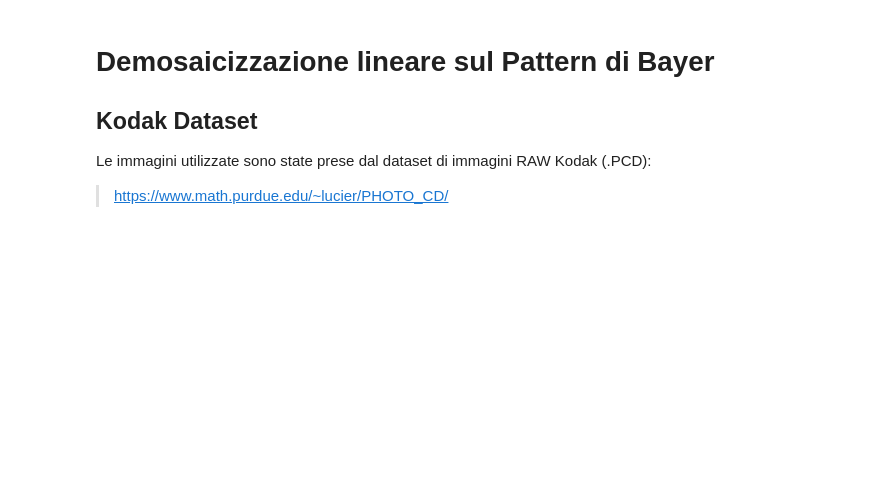
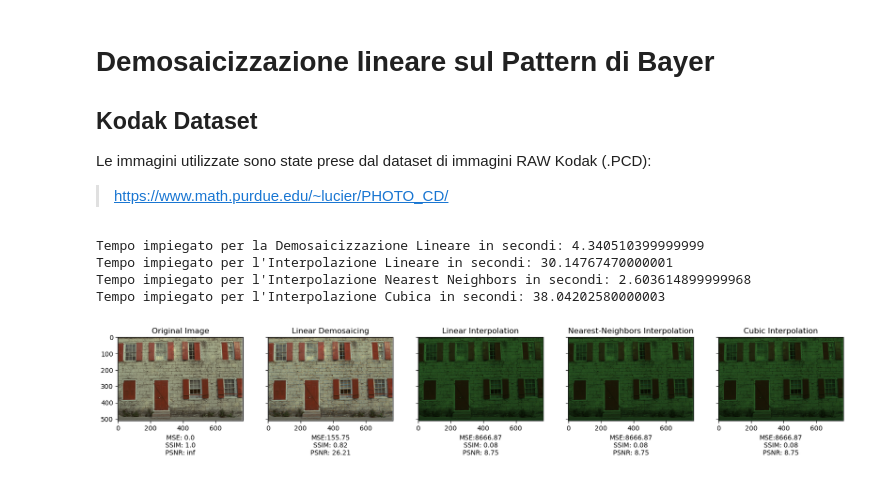
Before and after one commit to FB-3/demosaicing_thesis, a Jupyter notebook: demosaicing_test/demosaicing.ipynb, the cells around one changed output. Drawn from its saved outputs; the diff is of its cells as text; code cells hidden in the pictures; blank space fills up the shorter version.

```diff
--- a/demosaicing_test/demosaicing.ipynb
+++ b/demosaicing_test/demosaicing.ipynb
@@ -98,3 +123,28 @@ def bayer_pattern(image):
+# %%
+import numpy as np
+from scipy.interpolate import griddata
+
+def cubic_interpolation(A, m, n):
+
+    grid_x, grid_y = np.meshgrid(np.linspace(0, m-1, m), np.linspace(0, n-1, n), indexing = 'ij')
+
+    n, m = A.shape
+    A = A.flatten()
+
+    nan_indices = np.isnan(A)
+    known_indices = ~nan_indices
+    known_list = np.flatnonzero(known_indices)
+
+    kr, kc = np.unravel_index(known_list, (n, m))
+
+    points = np.zeros([len(kr),2])
+    points[:,0] = kr
+    points[:,1] = kc
+
+    A = np.reshape(A, [n,m])
+    values = A[kr,kc]
+
+    return griddata(points, values, (grid_x, grid_y), fill_value=0, method = 'cubic')
 # %%
 import numpy as np
 import matplotlib.pyplot as plt
@@ -183,3 +288,11 @@ for i in range(len(image_list)):
     if(i in [3, 8, 9, 16, 17, 18]):
         continue
     bayer_pattern(image_list[i])
+# %%
+bayer_pattern(image_list[0])
+# %% [output]
+Tempo impiegato per la Demosaicizzazione Lineare in secondi: 4.340510399999999
+Tempo impiegato per l'Interpolazione Lineare in secondi: 30.14767470000001
+Tempo impiegato per l'Interpolazione Nearest Neighbors in secondi: 2.603614899999968
+Tempo impiegato per l'Interpolazione Cubica in secondi: 38.04202580000003
+[figure, added]
```
Also changed, not shown: parts of 5 cells of this notebook, 1 other file.
